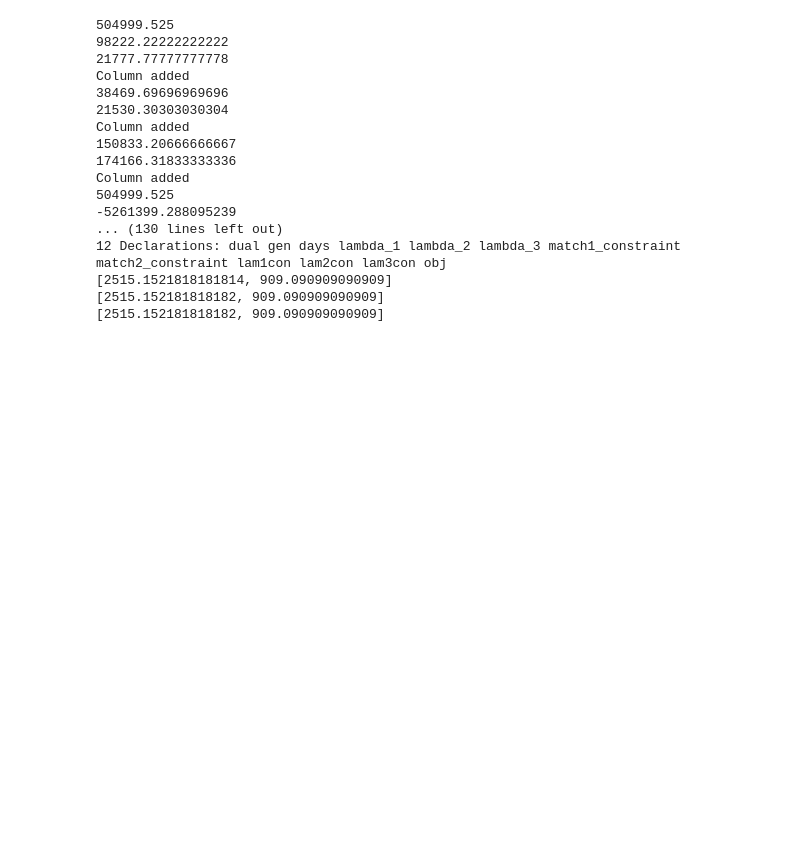
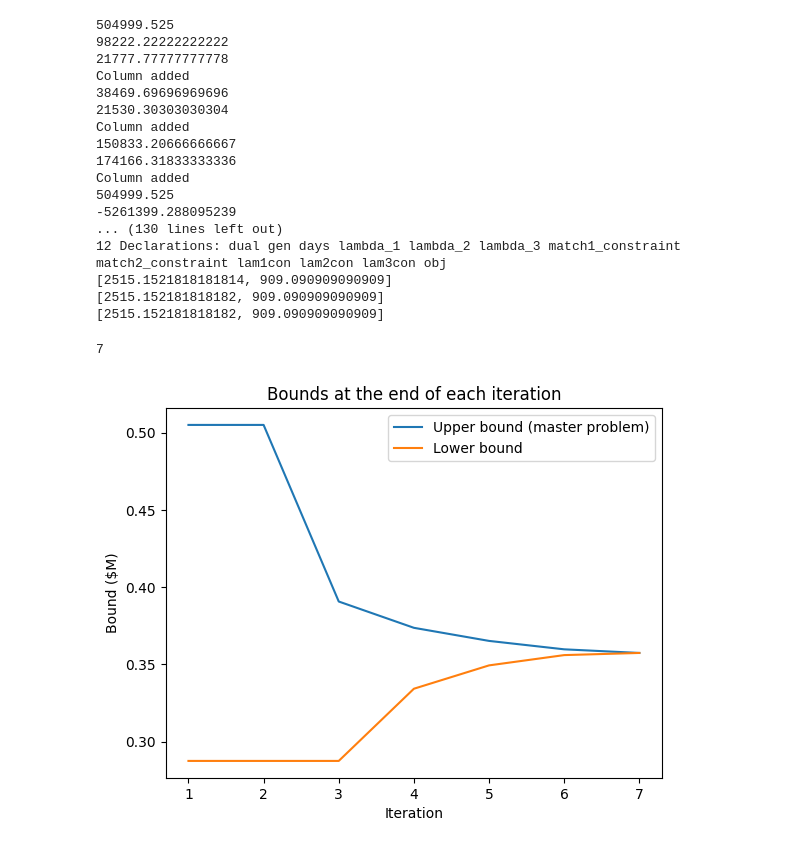
Before and after one commit to li-group/MultiScaleOpt-Tutorial, a Jupyter notebook: Dantzig Wolfe.ipynb, the cells around one changed output. Drawn from its saved outputs; the diff is of its cells as text; code cells hidden in the pictures; blank space fills up the shorter version.

```diff
--- a/Dantzig Wolfe.ipynb
+++ b/Dantzig Wolfe.ipynb
@@ -160,7 +160,7 @@ c = {}
 for i in range(0,df.shape[0]):
     c[df['Generator'][i]] = df['Ammortized Fixed operating cost($)'][i]
 
-
+mp_obj_list= []
 def create_mp(to_print=0):
     mp = ConcreteModel()
     mp.dual = Suffix(direction=Suffix.IMPORT)
@@ -189,10 +189,13 @@ def create_mp(to_print=0):
     mp.obj = Objective(rule=objective_rule, sense=minimize)
     results = opt.solve(mp)
     print(mp.obj())
+
     if(to_print==1):
         mp.pprint()
         print([sum(mp.lambda_1[i]()*x_c[1][i][0] for i in range(lambda_len[1])),sum(mp.lambda_1[i]()*x_c[1][i][1] for i in range(lambda_len[1]))])
         print([sum(mp.lambda_2[i]()*x_c[2][i][0] for i in range(lambda_len[2])),sum(mp.lambda_2[i]()*x_c[2][i][1] for i in range(lambda_len[2]))])
         print([sum(mp.lambda_3[i]()*x_c[3][i][0] for i in range(lambda_len[3])),sum(mp.lambda_3[i]()*x_c[3][i][1] for i in range(lambda_len[3]))])
+    else:
+        mp_obj_list.append(mp.obj())
     return [mp.dual[mp.match1_constraint[1]],mp.dual[mp.match1_constraint[2]],mp.dual[mp.match2_constraint[1]],mp.dual[mp.match2_constraint[2]]],[mp.dual[mp.lam1con],mp.dual[mp.lam2con],mp.dual[mp.lam3con]]
 # %%
@@ -257,20 +260,25 @@ z_c = {}
 days = [1,2,3]
 periods = [1,2,3]
 gen = [1,2]
-for k in days:
-    x_c[k] = [[0,0]]
-    z_c[k] = [subproblem([0,0],k)]
-
-
-
+for s in days:
+    x_c[s] = [[0,0]]
+    z_c[s] = [heuristic([0,0],s)]
+LB = float('-inf')
+LB_lis = []
+iter = 0
 while(1):
+    iter = iter+1
     q,r = create_mp()
     c_n = 0
-    for k in days:
-        message =  pricing_problem(k,q,r)
+    val = 0
+    for s in days:
+        message,pric_obj =  pricing_problem(s,q,r)
+        val = val+pric_obj
         print(message)
         if(message == "Column not required"):
             c_n = c_n+1
+    LB = max(LB,val)
+    LB_lis.append(LB)
     if(c_n==3):
         print("yes")
         #print(x)
@@ -294,3 +302,20 @@ Column added
 [2515.1521818181814, 909.090909090909]
 [2515.152181818182, 909.090909090909]
 [2515.152181818182, 909.090909090909]
+# %%
+iter
+# %% [output]
+7
+# %%
+import matplotlib.pyplot as plt
+import numpy as np
+
+plt.plot(range(1,len(mp_obj_list)+1), np.array(mp_obj_list)/10**6,range(1,len(mp_obj_list)+1),np.array(LB_lis)/10**6)
+plt.title('Bounds at the end of each iteration')
+plt.xlabel('Iteration')
+plt.ylabel('Bound ($M)')
+plt.legend(['Upper bound (master problem)','Lower bound '])
+plt.savefig('dw_mp.pdf')
+plt.show()
+# %% [output]
+[figure, added]
```
Also changed, not shown: parts of 5 cells of this notebook, 5 other files.
